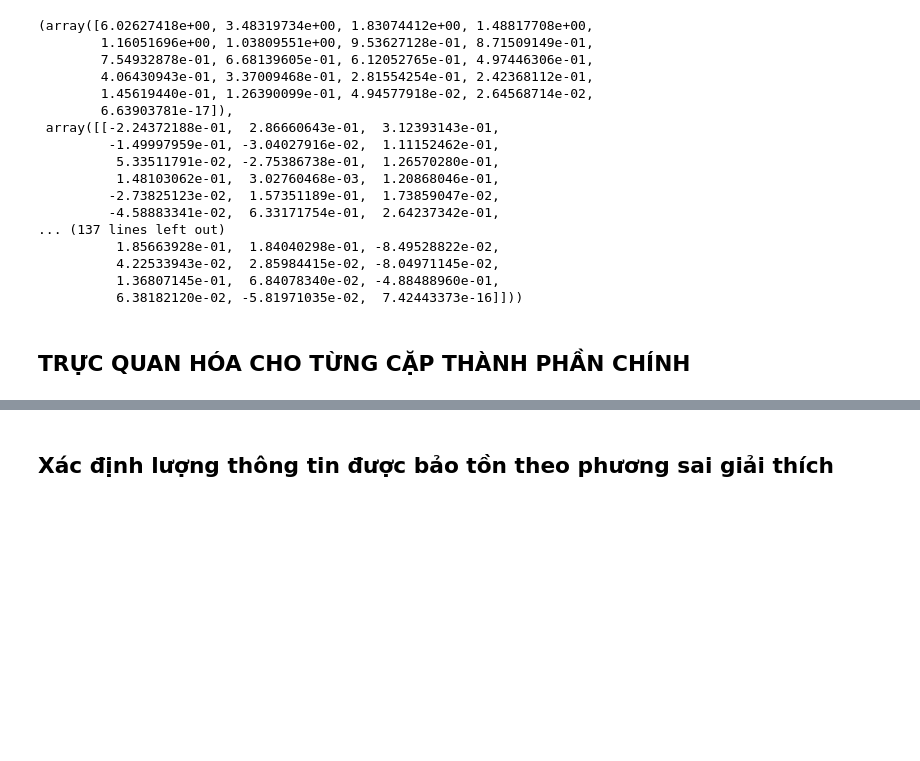
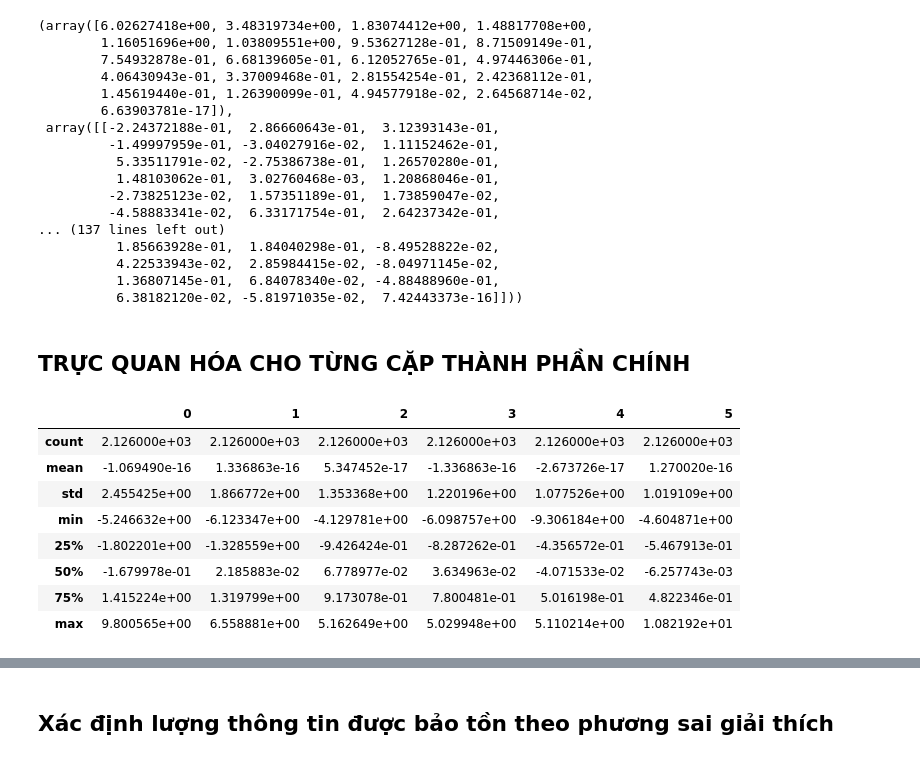
Before and after one commit to VuVanTien03/machine-learning, a Jupyter notebook: notebook/dimension_reduction/pca.ipynb, the cells around one changed output, grey strips where cells are left out. Drawn from its saved outputs; the diff is of its cells as text; code cells hidden in the pictures; blank space fills up the shorter version.

```diff
--- a/notebook/dimension_reduction/pca.ipynb
+++ b/notebook/dimension_reduction/pca.ipynb
@@ -46,6 +46,19 @@ eig_values, eig_vectors
           6.38182120e-02, -5.81971035e-02,  7.42443373e-16]]))
 # %% [markdown]
 ## TRỰC QUAN HÓA CHO TỪNG CẶP THÀNH PHẦN CHÍNH
+# %%
+PCs = X.dot(eig_vectors[:, :6])
+PCs.describe()
+# %% [output]
+|  | 0 | 1 | 2 | 3 | 4 | 5 |
+| count | 2.126000e+03 | 2.126000e+03 | 2.126000e+03 | 2.126000e+03 | 2.126000e+03 | 2.126000e+03 |
+| mean | -1.069490e-16 | 1.336863e-16 | 5.347452e-17 | -1.336863e-16 | -2.673726e-17 | 1.270020e-16 |
+| std | 2.455425e+00 | 1.866772e+00 | 1.353368e+00 | 1.220196e+00 | 1.077526e+00 | 1.019109e+00 |
+| min | -5.246632e+00 | -6.123347e+00 | -4.129781e+00 | -6.098757e+00 | -9.306184e+00 | -4.604871e+00 |
+| 25% | -1.802201e+00 | -1.328559e+00 | -9.426424e-01 | -8.287262e-01 | -4.356572e-01 | -5.467913e-01 |
+| 50% | -1.679978e-01 | 2.185883e-02 | 6.778977e-02 | 3.634963e-02 | -4.071533e-02 | -6.257743e-03 |
+| 75% | 1.415224e+00 | 1.319799e+00 | 9.173078e-01 | 7.800481e-01 | 5.016198e-01 | 4.822346e-01 |
+| max | 9.800565e+00 | 6.558881e+00 | 5.162649e+00 | 5.029948e+00 | 5.110214e+00 | 1.082192e+01 |
 # %%
 import seaborn as sns
 import matplotlib.pyplot as plt
```
Also changed, not shown: parts of 2 cells of this notebook, 2 other files.
